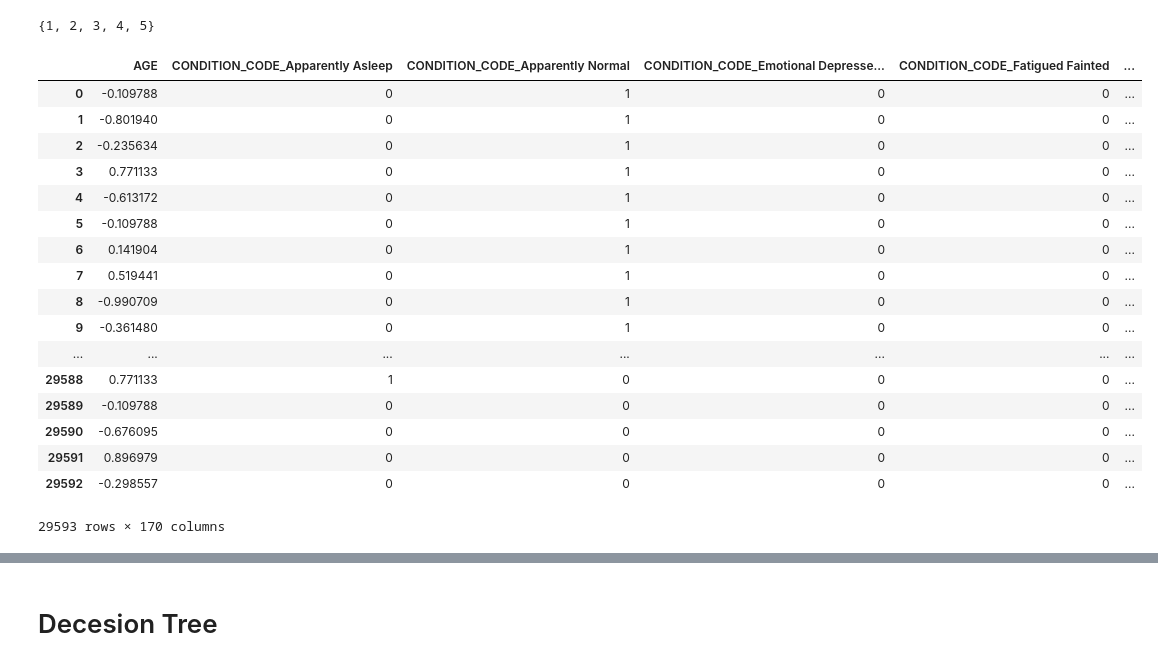
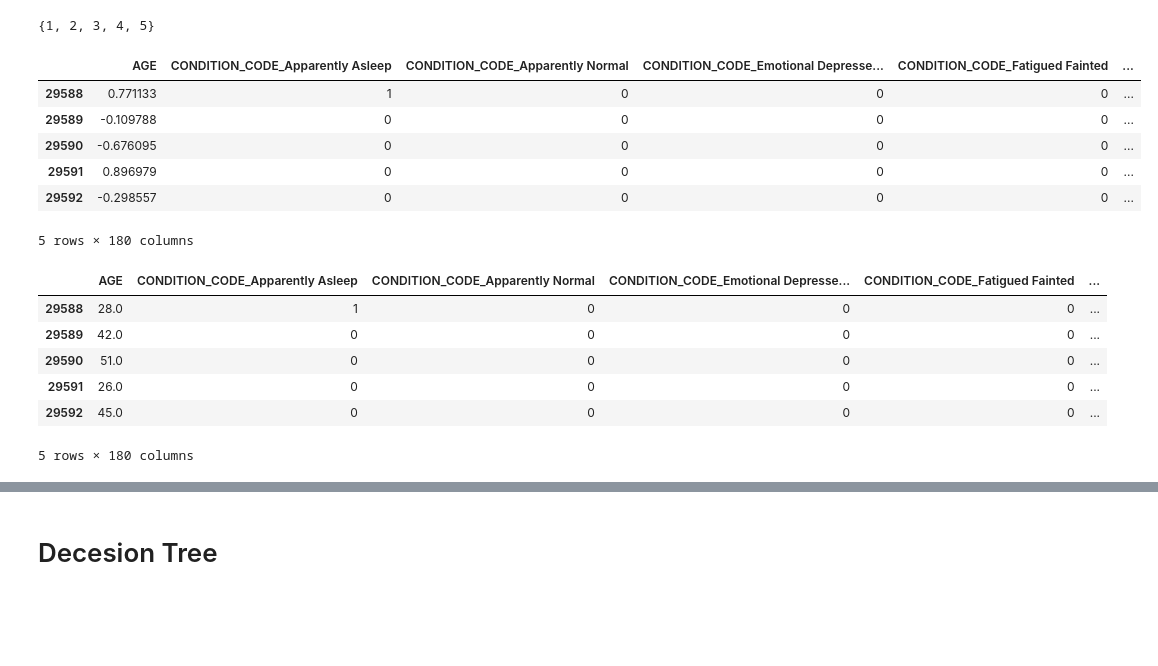
Before and after one commit to wonkim0512/DM, a Jupyter notebook: 06.formulation/06.formulation.ipynb, the cells around one changed output, grey strips where cells are left out. Cells and saved outputs as stored; diff of their text form; code cells hidden in the pictures; blank space fills up the shorter version.

```diff
--- a/06.formulation/06.formulation.ipynb
+++ b/06.formulation/06.formulation.ipynb
@@ -33,0 +102,5 @@ list(df.columns)
+# %%
+from datetime import datetime
+
+convert_hour = lambda x: datetime.strptime(x, '%Y-%m-%d %H:%M:%S').hour
+df['TIME'] = df["TIME"].apply(convert_hour)
@@ -33,0 +109,9 @@ list(df.columns)
+# %%
+time_period = df["TIME"].copy()
+
+time_period[(0<=df['TIME']) & (df['TIME']<6)] = 'DAWN'
+time_period[(6<=df['TIME']) & (df['TIME']<12)] = 'MORNING'
+time_period[(12<=df['TIME']) & (df['TIME']<18)] = 'AFTERNOON'
+time_period[(18<=df['TIME'])] = 'EVENING'
+df['TIME_PERIOD'] = time_period
+df.tail()
@@ -34,11 +126,11 @@ list(df.columns)
 # %%
 want_to_drop_cols = ['REPORT_NO',
  'CDL_FLAG',
- 'EQUIP_PROB_CODE',
  'FAULT_FLAG',
  'PERSON_ID',
  'PERSON_TYPE',
  'VEHICLE_ID',
+ 'HIT_AND_RUN_FLAG',
  'TIME']
 # %%
 appropriate_df = df.drop(want_to_drop_cols, axis = 1)
@@ -119,23 +223,24 @@ set(predicted_labels)
 # %%
 result_df = scaled_df.copy()
 result_df['scipy_hc_labels'] = predicted_labels
-result_df
+result_df.tail()
 # %% [output]
 |  | AGE | CONDITION_CODE_Apparently Asleep | CONDITION_CODE_Apparently Normal | CONDITION_CODE_Emotional Depresse... | CONDITION_CODE_Fatigued Fainted | ... |
-| 0 | -0.109788 | 0 | 1 | 0 | 0 | ... |
-| 1 | -0.801940 | 0 | 1 | 0 | 0 | ... |
-| 2 | -0.235634 | 0 | 1 | 0 | 0 | ... |
-| 3 | 0.771133 | 0 | 1 | 0 | 0 | ... |
-| 4 | -0.613172 | 0 | 1 | 0 | 0 | ... |
-| 5 | -0.109788 | 0 | 1 | 0 | 0 | ... |
-| 6 | 0.141904 | 0 | 1 | 0 | 0 | ... |
-| 7 | 0.519441 | 0 | 1 | 0 | 0 | ... |
-| 8 | -0.990709 | 0 | 1 | 0 | 0 | ... |
-| 9 | -0.361480 | 0 | 1 | 0 | 0 | ... |
-| ... | ... | ... | ... | ... | ... | ... |
 | 29588 | 0.771133 | 1 | 0 | 0 | 0 | ... |
 | 29589 | -0.109788 | 0 | 0 | 0 | 0 | ... |
 | 29590 | -0.676095 | 0 | 0 | 0 | 0 | ... |
 | 29591 | 0.896979 | 0 | 0 | 0 | 0 | ... |
 | 29592 | -0.298557 | 0 | 0 | 0 | 0 | ... |
-29593 rows × 170 columns
+5 rows × 180 columns
+# %%
+component_check_df = result_df.copy()
+component_check_df["AGE"] = df["AGE"]
+component_check_df.tail()
+# %% [output]
+|  | AGE | CONDITION_CODE_Apparently Asleep | CONDITION_CODE_Apparently Normal | CONDITION_CODE_Emotional Depresse... | CONDITION_CODE_Fatigued Fainted | ... |
+| 29588 | 28.0 | 1 | 0 | 0 | 0 | ... |
+| 29589 | 42.0 | 0 | 0 | 0 | 0 | ... |
+| 29590 | 51.0 | 0 | 0 | 0 | 0 | ... |
+| 29591 | 26.0 | 0 | 0 | 0 | 0 | ... |
+| 29592 | 45.0 | 0 | 0 | 0 | 0 | ... |
+5 rows × 180 columns
```
Also changed, not shown: parts of 23 cells of this notebook.
